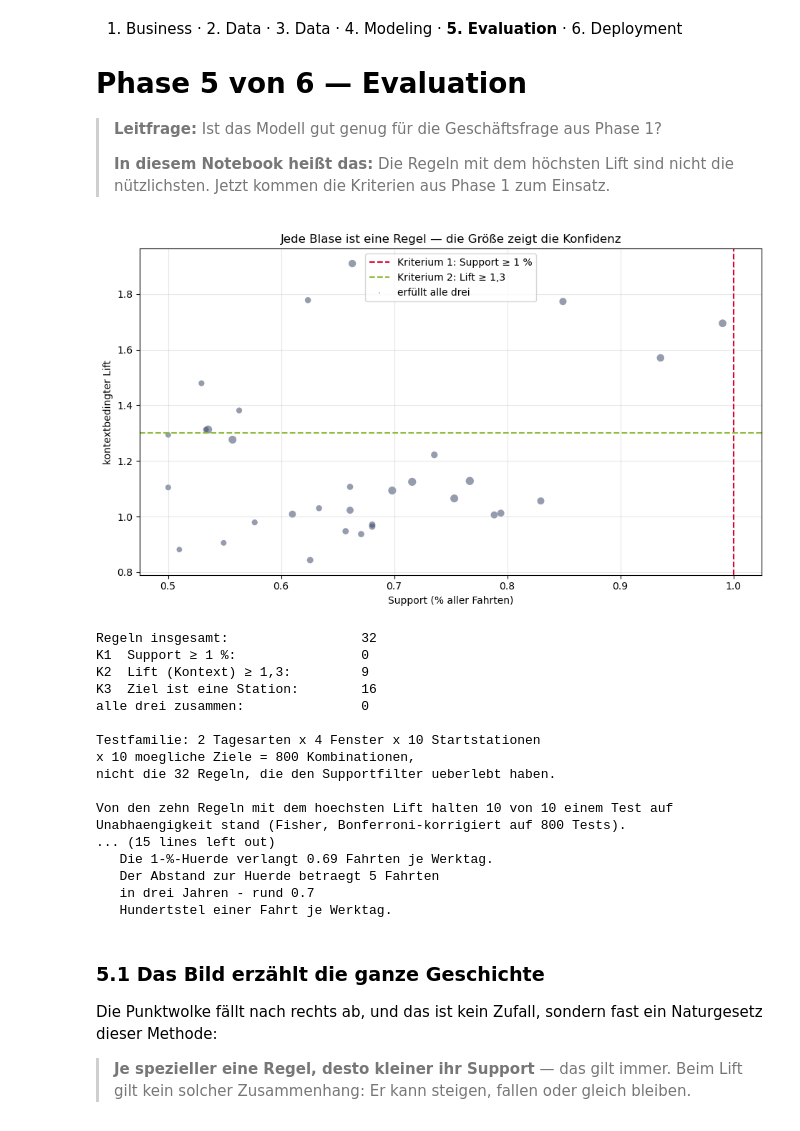
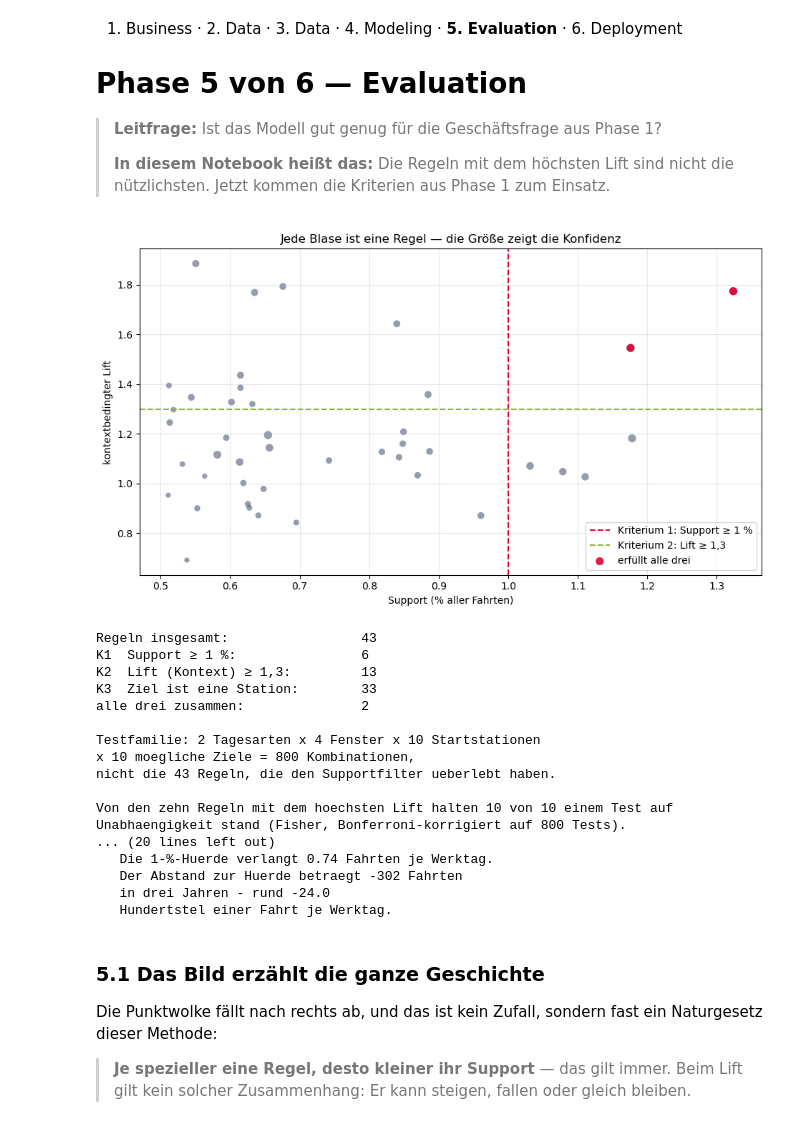
Before and after one commit to swrobuts/velocity-fallstudie, a Jupyter notebook: analytics/notebooks/05_Assoziation_Wege_im_Netz.ipynb, the cells around one changed output. Cells and saved outputs as stored; diff of their text form; code cells hidden in the pictures.

```diff
--- a/analytics/notebooks/05_Assoziation_Wege_im_Netz.ipynb
+++ b/analytics/notebooks/05_Assoziation_Wege_im_Netz.ipynb
@@ -1,3 +1,11 @@
+# %%
+_MERKZETTEL = {}
+
+
+def merke(schluessel, wert):
+    """Haelt ein Ergebnis fuer den Fliesstext fest und gibt es zurueck."""
+    _MERKZETTEL[schluessel] = wert
+    return wert
 # %% [markdown]
 # Assoziationsanalyse: Welche Wege gehören zusammen?
 
@@ -337,7 +367,12 @@ All               36826  14157  50983
 # %%
 from scipy.stats import fisher_exact
 
-def regeln_finden(koerbe, kontextspalten, mindest_support=0.005):
+# Die Suchgrenze steht EINMAL - sie ist ein Filter vor jedem Kriterium und
+# entscheidet mit, was ueberhaupt sichtbar wird.
+MINDEST_SUPPORT = 0.005
+
+
+def regeln_finden(koerbe, kontextspalten, mindest_support=MINDEST_SUPPORT):
     """Findet Regeln {Start, Kontext} -> {Ziel} und rechnet die Kennzahlen.
 
     Bewusst ohne Bibliothek: jede Zeile hier entspricht einer Zeile in der
@@ -536,50 +571,83 @@ print(f"\nTestfamilie: {koerbe.tagesart.nunique()} Tagesarten x "
 print(f"x {koerbe.ziel.nunique() - 1} moegliche Ziele = {FAMILIE} Kombinationen,")
 print(f"nicht die {len(regeln)} Regeln, die den Supportfilter ueberlebt haben.")
 print(f"\nVon den zehn Regeln mit dem hoechsten Lift halten "
       f"{int((top10.p_korrigiert < 0.05).sum())} von 10 einem Test auf")
 print(f"Unabhaengigkeit stand (Fisher, Bonferroni-korrigiert auf {FAMILIE} Tests).")
 print(f"Groesster korrigierter p-Wert unter diesen zehn: {top10.p_korrigiert.max():.5f}")
 print()
 print("Was dieser Test NICHT zeigt: Er behandelt jede Fahrt als unabhaengige")
 print("Beobachtung. Dieselben Personen fahren aber wiederholt, und Fahrten")
 print("desselben Tages haengen zusammen. Ein Bootstrap ueber Tage oder")
 print("Kundennummern waere ehrlicher - und faellt vermutlich schwaecher aus.")
 
 # Wie knapp scheitert die STAERKSTE Regel? Und vor allem: was verlangt die
 # Huerde eigentlich, wenn man sie in Fahrten je Werktag uebersetzt?
 beste = regeln.loc[regeln.Support.idxmax()]
 werktage = koerbe[koerbe.tagesart == "Werktag"].startzeit.dt.date.nunique()
+# Diese Regel wird im Fliesstext mehrfach als Beispiel genannt. Ihr Name
+# steht deshalb nicht dort, sondern hier.
+merke("top_start", beste["wenn Start"]); merke("top_ziel", beste["dann Ziel"])
+merke("top_kontext", beste.Kontext)
+merke("top_lift_kontext", beste[LIFT]); merke("top_lift_klassisch", beste["Lift (klassisch)"])
+merke("top_fahrten", int(beste.Fahrten))
+merke("mindest_support", MINDEST_SUPPORT)
+
+# Die RUECKRICHTUNG derselben Verbindung - im spiegelbildlichen Zeitfenster.
+# Sie steht meist NICHT in der Regelliste, und der Fliesstext unten macht
+# daraus eine Lehre. Damit die Lehre stimmt, wird hier nachgesehen statt
+# behauptet.
+_ruecktag = beste.Kontext.split(" · ")[0]
+_rueckfenster = "abend (15-20)" if "früh" in beste.Kontext else "früh (0-10)"
+_rueckraum = koerbe[(koerbe.tagesart == _ruecktag) & (koerbe.fenster == _rueckfenster)]
+_ab = _rueckraum[_rueckraum.start == beste["dann Ziel"]]
+_hin = _ab[_ab.ziel == beste["wenn Start"]]
+_r_support = len(_hin) / max(len(koerbe), 1)
+_r_basis = (_rueckraum.ziel == beste["wenn Start"]).mean()
+merke("rueck_fenster", _rueckfenster)
+merke("rueck_fahrten", len(_hin))
+merke("rueck_support", _r_support)
+merke("rueck_lift", (len(_hin) / max(len(_ab), 1)) / max(_r_basis, 1e-9))
+merke("rueck_in_liste", int(_r_support >= MINDEST_SUPPORT))
+print(f"\n   Rueckrichtung {beste['dann Ziel']} -> {beste['wenn Start']} "
+      f"({_ruecktag} · {_rueckfenster}):")
+print(f"   {len(_hin)} Fahrten, Support {_r_support:.4f}, "
+      f"Lift (Kontext) {(len(_hin) / max(len(_ab), 1)) / max(_r_basis, 1e-9):.2f}")
+if _r_support < MINDEST_SUPPORT:
+    print(f"   -> unter der Suchgrenze von {MINDEST_SUPPORT:.1%}: taucht in KEINER")
+    print("      Auswertung auf, auch nicht als 'durchgefallen'.")
+else:
+    print(f"   -> ueber der Suchgrenze von {MINDEST_SUPPORT:.1%}: sie steht in der Liste.")
 print(f"\nDie Regel mit dem groessten Support:")
 print(f"   {beste['wenn Start']} -> {beste['dann Ziel']}  ({beste.Kontext})")
 print(f"   Support {beste.Support:.4f} = {beste.Support * 100:.2f} %"
       f"   Lift (Kontext) {beste[LIFT]:.2f}   {int(beste.Fahrten)} Fahrten")
 print(f"   Zur Huerde von 1,00 % fehlen {(0.01 - beste.Support) * 100:.2f} Prozentpunkte.")
 print()
 print("   DIESELBE HUERDE, IN BETRIEBSGROESSEN:")
 print(f"   Diese Regel umfasst {int(beste.Fahrten)} Fahrten in {werktage} Werktagen")
 print(f"   = {beste.Fahrten / werktage:.2f} Fahrten je Werktag.")
 print(f"   Die 1-%-Huerde verlangt {0.01 * len(koerbe) / werktage:.2f} Fahrten je Werktag.")
 print(f"   Der Abstand zur Huerde betraegt {(0.01 * len(koerbe) - beste.Fahrten):.0f} Fahrten")
 print(f"   in drei Jahren - rund {(0.01 * len(koerbe) - beste.Fahrten) / werktage * 100:.1f}")
 print("   Hundertstel einer Fahrt je Werktag.")
 # %% [output]
-[figure, old version]
+[figure, new version]
-Regeln insgesamt:                 32
-K1  Support ≥ 1 %:                0
-K2  Lift (Kontext) ≥ 1,3:         9
-K3  Ziel ist eine Station:        16
-alle drei zusammen:               0
+Regeln insgesamt:                 43
+K1  Support ≥ 1 %:                6
+K2  Lift (Kontext) ≥ 1,3:         13
+K3  Ziel ist eine Station:        33
+alle drei zusammen:               2
 
 Testfamilie: 2 Tagesarten x 4 Fenster x 10 Startstationen
 x 10 moegliche Ziele = 800 Kombinationen,
-nicht die 32 Regeln, die den Supportfilter ueberlebt haben.
+nicht die 43 Regeln, die den Supportfilter ueberlebt haben.
 
 Von den zehn Regeln mit dem hoechsten Lift halten 10 von 10 einem Test auf
 Unabhaengigkeit stand (Fisher, Bonferroni-korrigiert auf 800 Tests).
-... (15 lines left out)
-   Die 1-%-Huerde verlangt 0.69 Fahrten je Werktag.
-   Der Abstand zur Huerde betraegt 5 Fahrten
-   in drei Jahren - rund 0.7
+... (20 lines left out)
+   Die 1-%-Huerde verlangt 0.74 Fahrten je Werktag.
+   Der Abstand zur Huerde betraegt -302 Fahrten
+   in drei Jahren - rund -24.0
    Hundertstel einer Fahrt je Werktag.
 # %% [markdown]
 ### 5.1 Das Bild erzählt die ganze Geschichte
```
Also changed, not shown: parts of 16 cells of this notebook, 5 other files.
